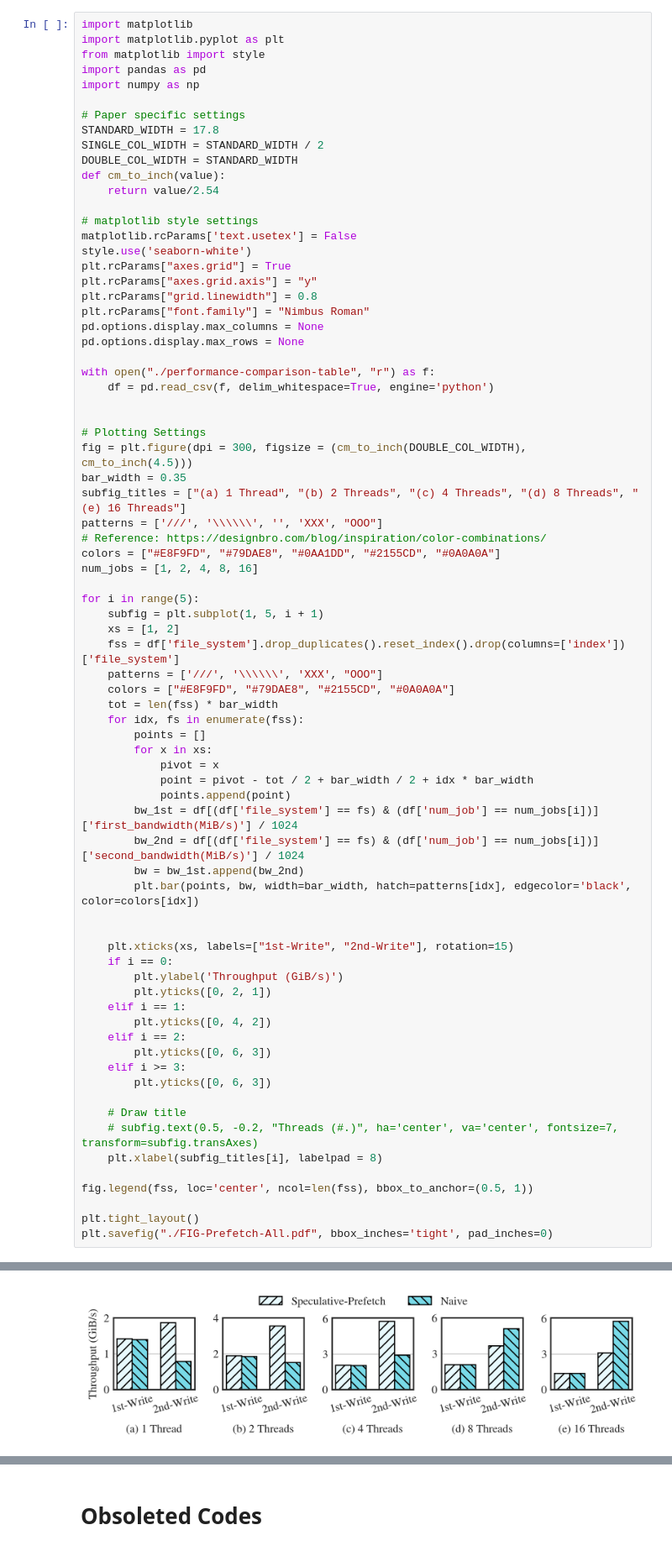
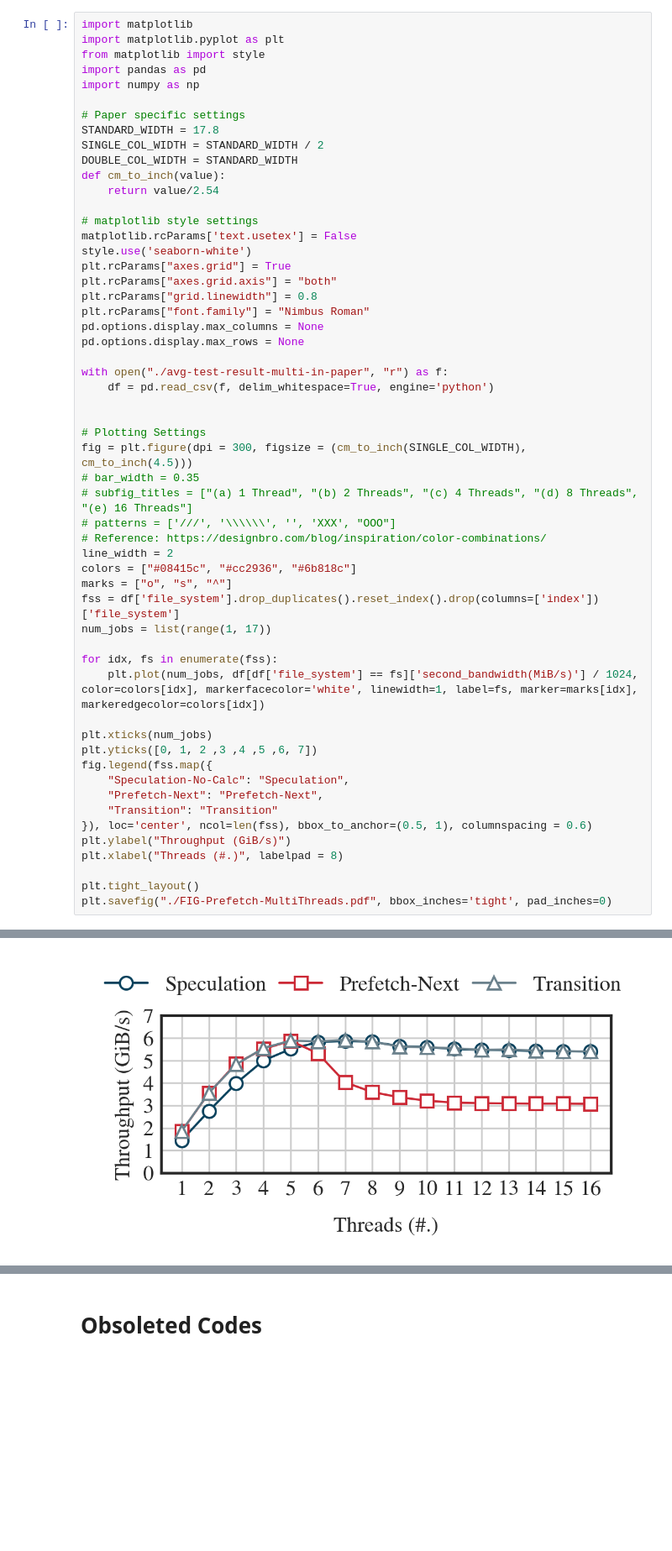
Before and after one commit to Light-Dedup/tests, a Jupyter notebook: FIG_Prefetch/plot.ipynb, the cells around one changed output, grey strips where cells are left out. Shown at 84% size. Drawn from its saved outputs; the diff is of its cells as text; blank space fills up the shorter version.

Commit message:
Prefetch Figures

```diff
--- a/FIG_Prefetch/plot.ipynb
+++ b/FIG_Prefetch/plot.ipynb
@@ -5,75 +5,55 @@ from matplotlib import style
 import pandas as pd
 import numpy as np
 
 # Paper specific settings
 STANDARD_WIDTH = 17.8
 SINGLE_COL_WIDTH = STANDARD_WIDTH / 2
 DOUBLE_COL_WIDTH = STANDARD_WIDTH
 def cm_to_inch(value):
     return value/2.54
 
 # matplotlib style settings
 matplotlib.rcParams['text.usetex'] = False
 style.use('seaborn-white')
 plt.rcParams["axes.grid"] = True
-plt.rcParams["axes.grid.axis"] = "y"
+plt.rcParams["axes.grid.axis"] = "both"
 plt.rcParams["grid.linewidth"] = 0.8
 plt.rcParams["font.family"] = "Nimbus Roman"
 pd.options.display.max_columns = None
 pd.options.display.max_rows = None
 
-with open("./performance-comparison-table", "r") as f:
+with open("./avg-test-result-multi-in-paper", "r") as f:
     df = pd.read_csv(f, delim_whitespace=True, engine='python')
 
 
 # Plotting Settings
-fig = plt.figure(dpi = 300, figsize = (cm_to_inch(DOUBLE_COL_WIDTH), cm_to_inch(4.5)))
-bar_width = 0.35
-subfig_titles = ["(a) 1 Thread", "(b) 2 Threads", "(c) 4 Threads", "(d) 8 Threads", "(e) 16 Threads"]
-patterns = ['///', '\\\\\\', '', 'XXX', "OOO"]
+fig = plt.figure(dpi = 300, figsize = (cm_to_inch(SINGLE_COL_WIDTH), cm_to_inch(4.5)))
+# bar_width = 0.35
+# subfig_titles = ["(a) 1 Thread", "(b) 2 Threads", "(c) 4 Threads", "(d) 8 Threads", "(e) 16 Threads"]
+# patterns = ['///', '\\\\\\', '', 'XXX', "OOO"]
 # Reference: https://designbro.com/blog/inspiration/color-combinations/
-colors = ["#E8F9FD", "#79DAE8", "#0AA1DD", "#2155CD", "#0A0A0A"]
-num_jobs = [1, 2, 4, 8, 16]
+line_width = 2
+colors = ["#08415c", "#cc2936", "#6b818c"]
+marks = ["o", "s", "^"]
+fss = df['file_system'].drop_duplicates().reset_index().drop(columns=['index'])['file_system']
+num_jobs = list(range(1, 17))
 
-for i in range(5):
-    subfig = plt.subplot(1, 5, i + 1)
-    xs = [1, 2]
-    fss = df['file_system'].drop_duplicates().reset_index().drop(columns=['index'])['file_system']
-    patterns = ['///', '\\\\\\', 'XXX', "OOO"]
-    colors = ["#E8F9FD", "#79DAE8", "#2155CD", "#0A0A0A"]
-    tot = len(fss) * bar_width
-    for idx, fs in enumerate(fss):
-        points = []
-        for x in xs:
-            pivot = x
-            point = pivot - tot / 2 + bar_width / 2 + idx * bar_width
-            points.append(point)
-        bw_1st = df[(df['file_system'] == fs) & (df['num_job'] == num_jobs[i])]['first_bandwidth(MiB/s)'] / 1024
-        bw_2nd = df[(df['file_system'] == fs) & (df['num_job'] == num_jobs[i])]['second_bandwidth(MiB/s)'] / 1024
-        bw = bw_1st.append(bw_2nd)
-        plt.bar(points, bw, width=bar_width, hatch=patterns[idx], edgecolor='black', color=colors[idx])
+for idx, fs in enumerate(fss):
+    plt.plot(num_jobs, df[df['file_system'] == fs]['second_bandwidth(MiB/s)'] / 1024, color=colors[idx], markerfacecolor='white', linewidth=1, label=fs, marker=marks[idx], markeredgecolor=colors[idx])
 
-
-    plt.xticks(xs, labels=["1st-Write", "2nd-Write"], rotation=15)
-    if i == 0:
-        plt.ylabel('Throughput (GiB/s)')
-        plt.yticks([0, 2, 1])
-    elif i == 1:
-        plt.yticks([0, 4, 2])
-    elif i == 2:
-        plt.yticks([0, 6, 3])
-    elif i >= 3:
-        plt.yticks([0, 6, 3])
-
-    # Draw title
-    # subfig.text(0.5, -0.2, "Threads (#.)", ha='center', va='center', fontsize=7, transform=subfig.transAxes)
-    plt.xlabel(subfig_titles[i], labelpad = 8)
-
-fig.legend(fss, loc='center', ncol=len(fss), bbox_to_anchor=(0.5, 1))
+plt.xticks(num_jobs)
+plt.yticks([0, 1, 2 ,3 ,4 ,5 ,6, 7])
+fig.legend(fss.map({
+    "Speculation-No-Calc": "Speculation",
+    "Prefetch-Next": "Prefetch-Next",
+    "Transition": "Transition"
+}), loc='center', ncol=len(fss), bbox_to_anchor=(0.5, 1), columnspacing = 0.6)
+plt.ylabel("Throughput (GiB/s)")
+plt.xlabel("Threads (#.)", labelpad = 8)
 
 plt.tight_layout()
-plt.savefig("./FIG-Prefetch-All.pdf", bbox_inches='tight', pad_inches=0)
+plt.savefig("./FIG-Prefetch-MultiThreads.pdf", bbox_inches='tight', pad_inches=0)
 # %% [output]
 'NimbusRoman-Regular.otf' can not be subsetted into a Type 3 font. The entire font will be embedded in the output.
-[figure, old version]
+[figure, new version]
 # %%
```
Also changed, not shown: parts of 4 cells of this notebook, 15 other files.
